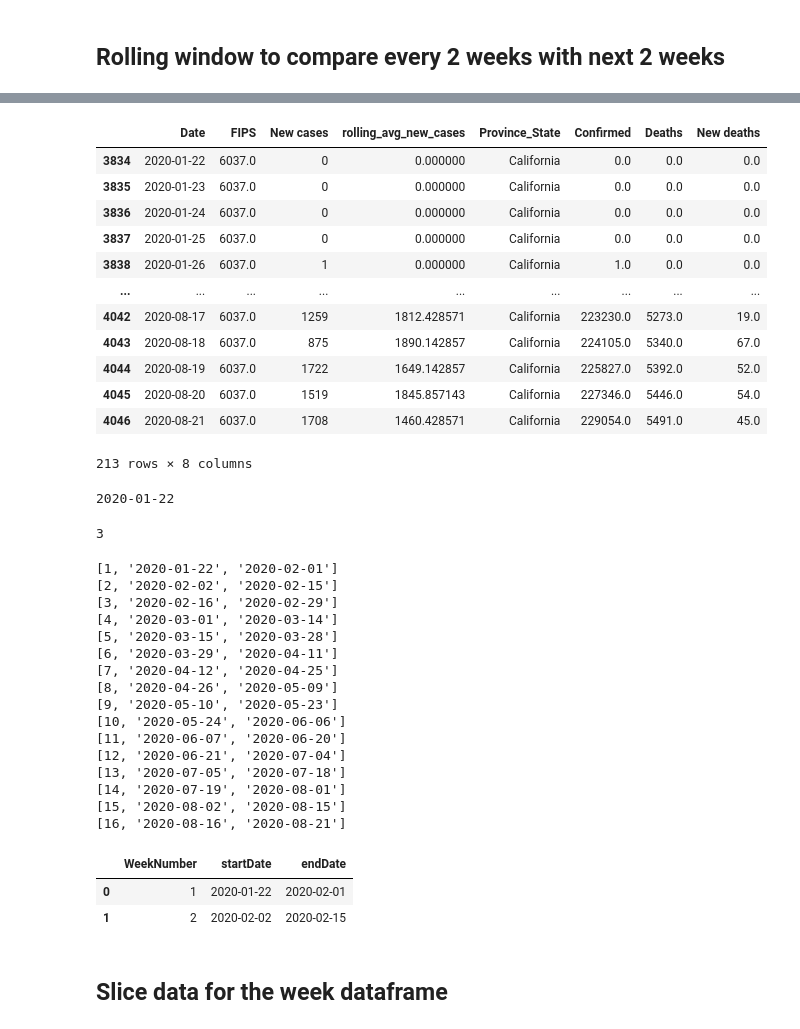
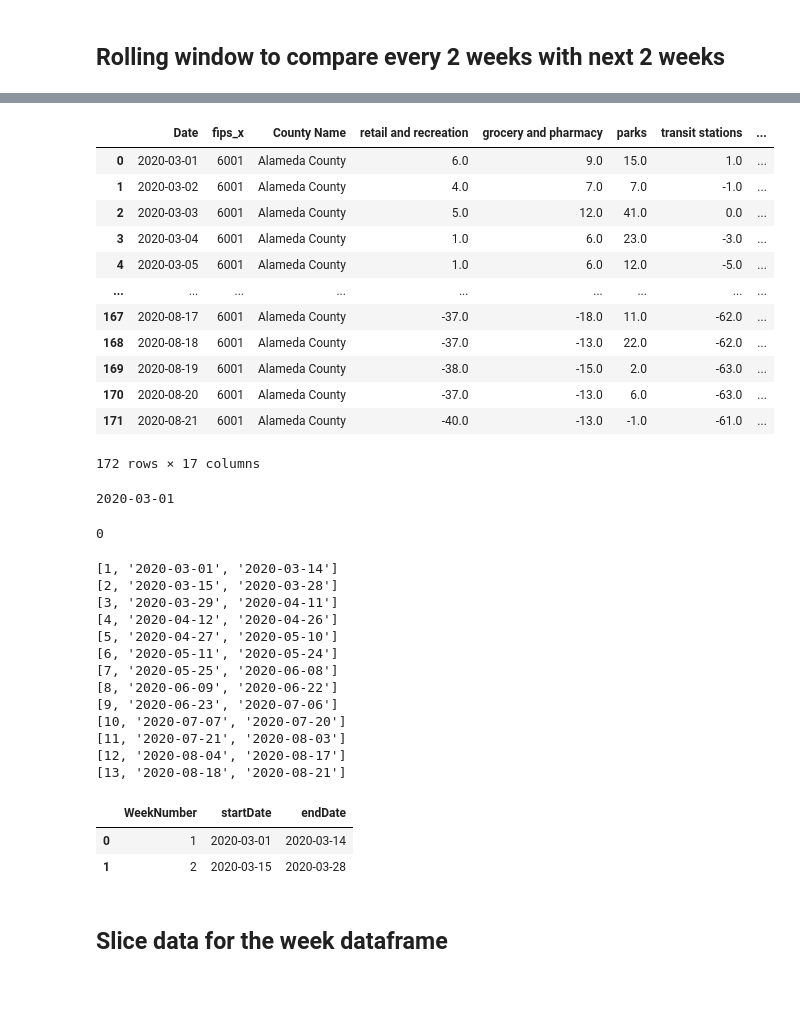
Before and after one commit to jeyasri-s2/meansquares, a Jupyter notebook: CA_LabelingData.ipynb, the cells around one changed output, grey strips where cells are left out. Cells and saved outputs as stored; diff of their text form; code cells hidden in the pictures; blank space fills up the shorter version.

```diff
--- a/CA_LabelingData.ipynb
+++ b/CA_LabelingData.ipynb
@@ -57,4 +73,4 @@ mask_rule_data.csv  NY-CovidAug21.csv          Queens_county.csv
 # %%
-NY_combined_data = pd.read_csv('/content/drive/Shared drives/CMPE 295- Master Project/Covid19-data/CA-CovidAug22.csv',low_memory=False)
+NY_combined_data = pd.read_csv('/content/drive/Shared drives/CMPE 295- Master Project/Covid19-data/CA_combined_Sep09.csv',low_memory=False)
 NY_combined_data.head()
 # %% [output]
@@ -86,10 +100,12 @@ df = pd.DataFrame(columns=['Date','FIPS','New cases','rolling_avg_new_cases'])
+# %%
+df = pd.DataFrame(columns=['Date','fips_x','County Name','retail and recreation','grocery and pharmacy','parks','transit stations','workplaces','residential','driving','m50','m50_index','population_density','mask_rule_active','mask_wearing_percent','New cases','rolling_avg_new_cases'])
 # %%
-NY_counties = NY_combined_data['FIPS'].unique()
+NY_counties = NY_combined_data['County Name'].unique()
 
 for county in NY_counties:
-  county_data = NY_combined_data[NY_combined_data['FIPS'] == county]
+  county_data = NY_combined_data[NY_combined_data['County Name'] == county]
   #print(county_data.iloc[:,15])
-  county_data['rolling_avg_new_cases'] = county_data.iloc[:,5].rolling(window=7).mean()
+  county_data['rolling_avg_new_cases'] = county_data.iloc[:,15].rolling(window=7).mean()
   df = df.append(county_data)
 
 df.head()
@@ -208,26 +272,26 @@ NY_combined_data.head()
 # %%
-NY_combined_data[NY_combined_data['FIPS'] == 6037]
+NY_combined_data[NY_combined_data['fips_x'] == 6001]
 # %% [output]
-|  | Date | FIPS | New cases | rolling_avg_new_cases | Province_State | Confirmed | Deaths | New deaths |
-| 3834 | 2020-01-22 | 6037.0 | 0 | 0.000000 | California | 0.0 | 0.0 | 0.0 |
-| 3835 | 2020-01-23 | 6037.0 | 0 | 0.000000 | California | 0.0 | 0.0 | 0.0 |
-| 3836 | 2020-01-24 | 6037.0 | 0 | 0.000000 | California | 0.0 | 0.0 | 0.0 |
-| 3837 | 2020-01-25 | 6037.0 | 0 | 0.000000 | California | 0.0 | 0.0 | 0.0 |
-| 3838 | 2020-01-26 | 6037.0 | 1 | 0.000000 | California | 1.0 | 0.0 | 0.0 |
+|  | Date | fips_x | County Name | retail and recreation | grocery and pharmacy | parks | transit stations | ... |
+| 0 | 2020-03-01 | 6001 | Alameda County | 6.0 | 9.0 | 15.0 | 1.0 | ... |
+| 1 | 2020-03-02 | 6001 | Alameda County | 4.0 | 7.0 | 7.0 | -1.0 | ... |
+| 2 | 2020-03-03 | 6001 | Alameda County | 5.0 | 12.0 | 41.0 | 0.0 | ... |
+| 3 | 2020-03-04 | 6001 | Alameda County | 1.0 | 6.0 | 23.0 | -3.0 | ... |
+| 4 | 2020-03-05 | 6001 | Alameda County | 1.0 | 6.0 | 12.0 | -5.0 | ... |
 | ... | ... | ... | ... | ... | ... | ... | ... | ... |
-| 4042 | 2020-08-17 | 6037.0 | 1259 | 1812.428571 | California | 223230.0 | 5273.0 | 19.0 |
-| 4043 | 2020-08-18 | 6037.0 | 875 | 1890.142857 | California | 224105.0 | 5340.0 | 67.0 |
-| 4044 | 2020-08-19 | 6037.0 | 1722 | 1649.142857 | California | 225827.0 | 5392.0 | 52.0 |
-| 4045 | 2020-08-20 | 6037.0 | 1519 | 1845.857143 | California | 227346.0 | 5446.0 | 54.0 |
-| 4046 | 2020-08-21 | 6037.0 | 1708 | 1460.428571 | California | 229054.0 | 5491.0 | 45.0 |
+| 167 | 2020-08-17 | 6001 | Alameda County | -37.0 | -18.0 | 11.0 | -62.0 | ... |
+| 168 | 2020-08-18 | 6001 | Alameda County | -37.0 | -13.0 | 22.0 | -62.0 | ... |
+| 169 | 2020-08-19 | 6001 | Alameda County | -38.0 | -15.0 | 2.0 | -63.0 | ... |
+| 170 | 2020-08-20 | 6001 | Alameda County | -37.0 | -13.0 | 6.0 | -63.0 | ... |
+| 171 | 2020-08-21 | 6001 | Alameda County | -40.0 | -13.0 | -1.0 | -61.0 | ... |
-213 rows × 8 columns
+172 rows × 17 columns
 # %%
 minDate = NY_combined_data['Date'].min()
 print(minDate)
 
 dateList = NY_combined_data['Date'].unique()
 # %% [output]
-2020-01-22
+2020-03-01
 # %%
 import datetime
 
@@ -242,7 +306,7 @@ elif day < 6:
 
 print(day)
 # %% [output]
-3
+0
 # %%
 index = 0
 count = 0
@@ -263,29 +327,26 @@ while index < len(dateList):
   print(row)
   lst.append(row)
 # %% [output]
-[1, '2020-01-22', '2020-02-01']
-[2, '2020-02-02', '2020-02-15']
-[3, '2020-02-16', '2020-02-29']
-[4, '2020-03-01', '2020-03-14']
-[5, '2020-03-15', '2020-03-28']
-[6, '2020-03-29', '2020-04-11']
-[7, '2020-04-12', '2020-04-25']
-[8, '2020-04-26', '2020-05-09']
-[9, '2020-05-10', '2020-05-23']
-[10, '2020-05-24', '2020-06-06']
-[11, '2020-06-07', '2020-06-20']
-[12, '2020-06-21', '2020-07-04']
-[13, '2020-07-05', '2020-07-18']
-[14, '2020-07-19', '2020-08-01']
-[15, '2020-08-02', '2020-08-15']
-[16, '2020-08-16', '2020-08-21']
+[1, '2020-03-01', '2020-03-14']
+[2, '2020-03-15', '2020-03-28']
+[3, '2020-03-29', '2020-04-11']
+[4, '2020-04-12', '2020-04-26']
+[5, '2020-04-27', '2020-05-10']
+[6, '2020-05-11', '2020-05-24']
+[7, '2020-05-25', '2020-06-08']
+[8, '2020-06-09', '2020-06-22']
+[9, '2020-06-23', '2020-07-06']
+[10, '2020-07-07', '2020-07-20']
+[11, '2020-07-21', '2020-08-03']
+[12, '2020-08-04', '2020-08-17']
+[13, '2020-08-18', '2020-08-21']
 # %%
 week_df = pd.DataFrame(lst,index=None,columns=['WeekNumber','startDate','endDate'])
 week_df.head(2)
 # %% [output]
 |  | WeekNumber | startDate | endDate |
-| 0 | 1 | 2020-01-22 | 2020-02-01 |
-| 1 | 2 | 2020-02-02 | 2020-02-15 |
+| 0 | 1 | 2020-03-01 | 2020-03-14 |
+| 1 | 2 | 2020-03-15 | 2020-03-28 |
 # %% [markdown]
 ## Slice data for the week dataframe
 # %%
```
Also changed, not shown: parts of 183 cells of this notebook.
